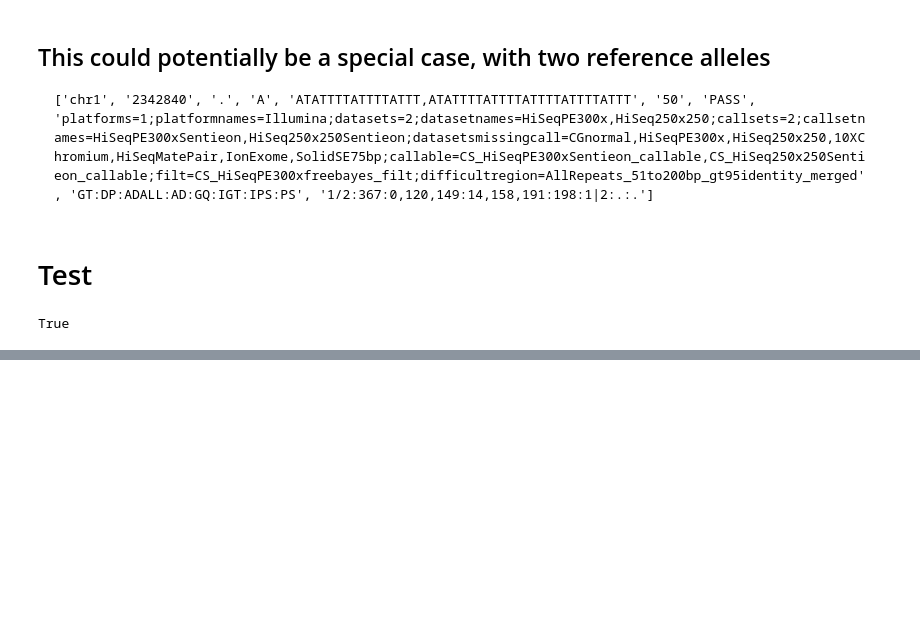
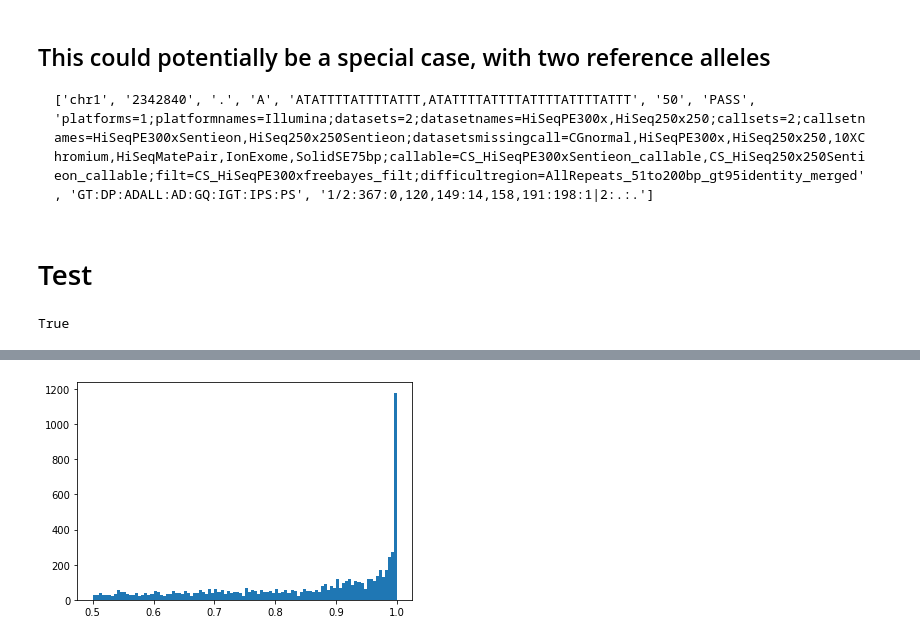
Before and after one commit to kharchenkolab/pysccnv, a Jupyter notebook: Eagle2_benchmark.ipynb, the cells around one changed output, grey strips where cells are left out. Saved outputs shown, nothing was run; the diff lists cells and outputs as text; code cells hidden in the pictures; blank space fills up the shorter version.

```diff
--- a/Eagle2_benchmark.ipynb
+++ b/Eagle2_benchmark.ipynb
@@ -281,0 +333,4 @@ with open("son_jewish.vcf") as f:
+# %%
+_ = plt.hist(fraction, bins=100)
+# %% [output]
+[figure, added]
```
Also changed, not shown: parts of 14 cells of this notebook.
